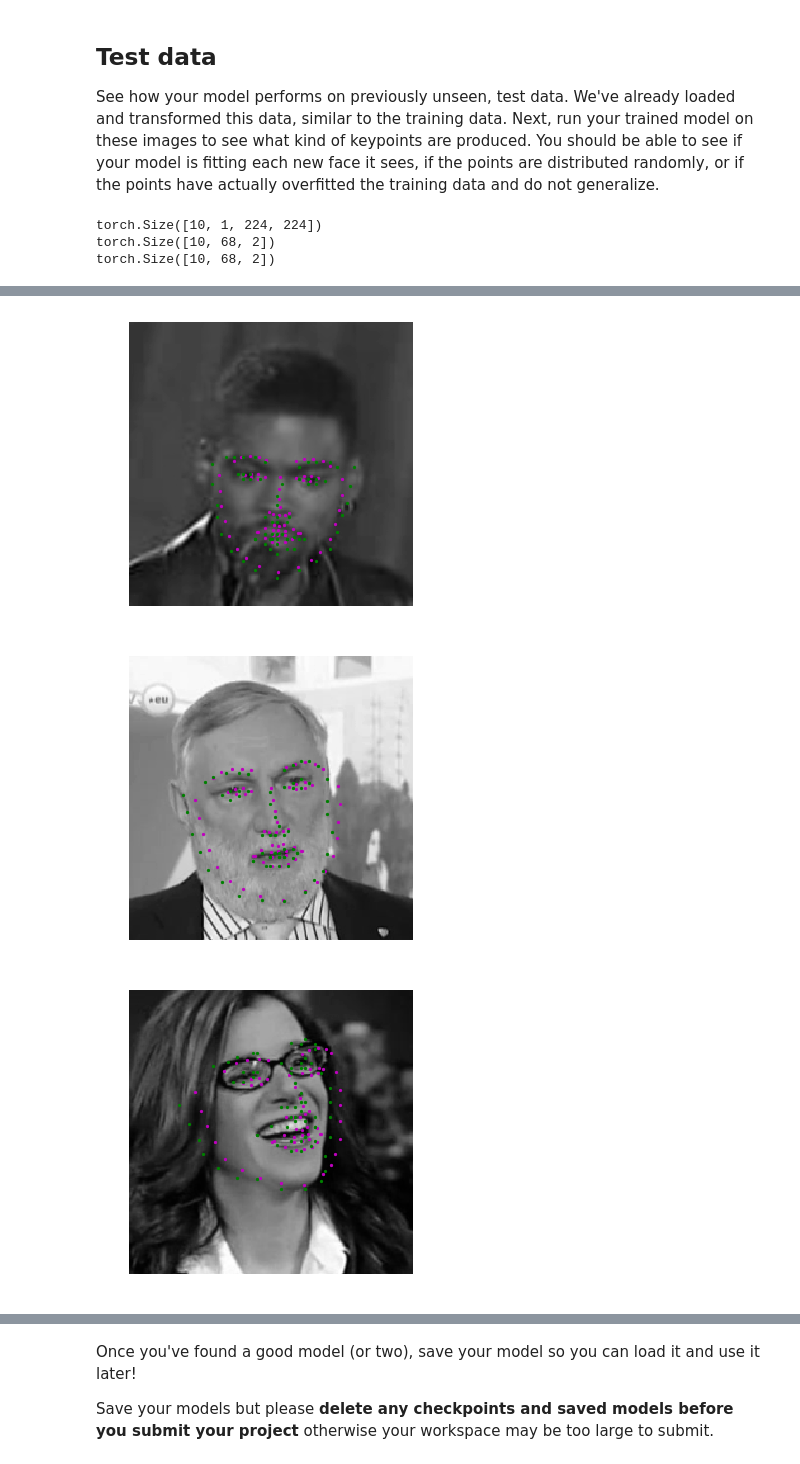
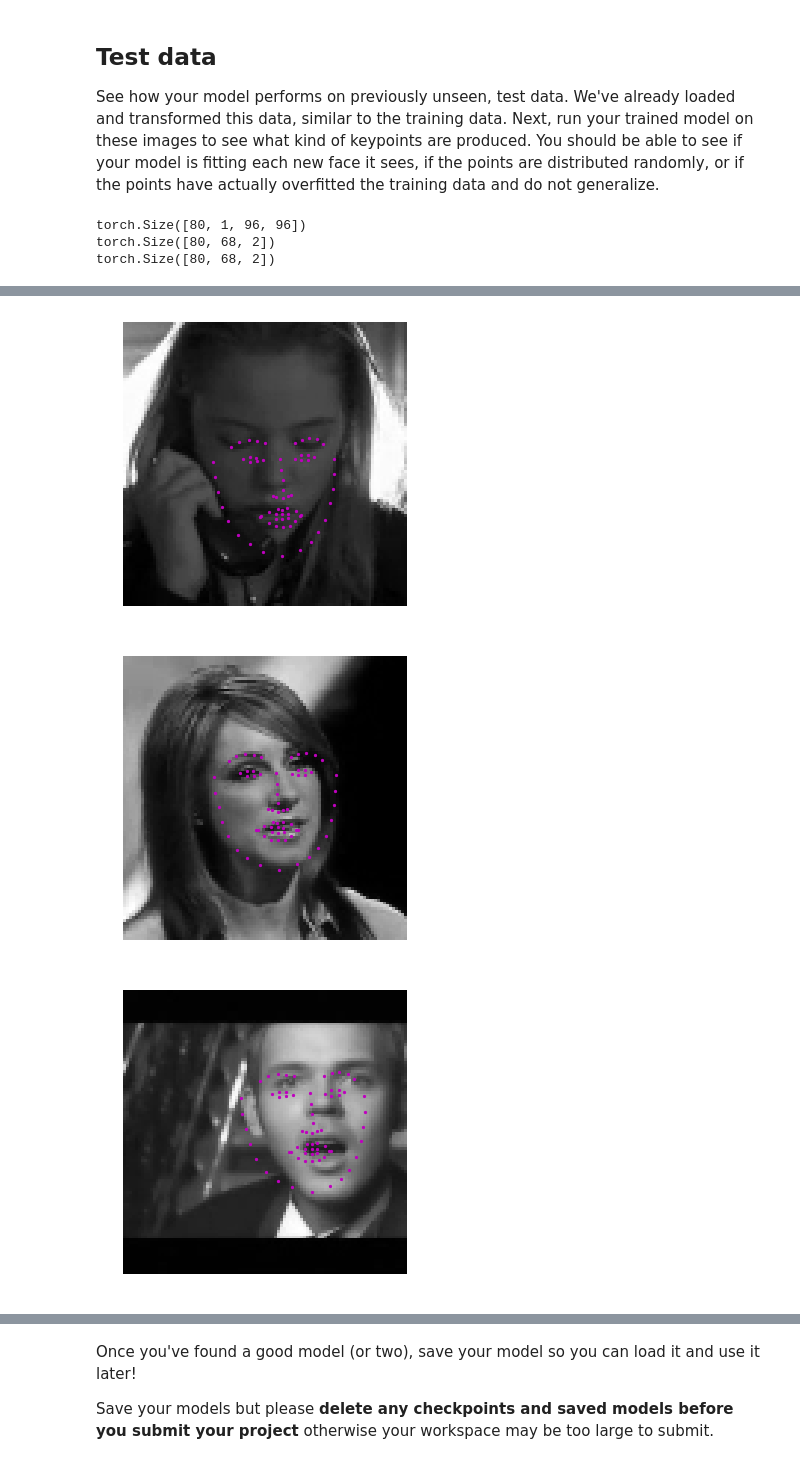
Before and after one commit to AlaaRoshdy/Facial_Keypoint_Detection, a Jupyter notebook: 2. Define the Network Architecture.ipynb, the cells around one changed output, grey strips where cells are left out. Drawn from its saved outputs; the diff is of its cells as text; code cells hidden in the pictures.

```diff
--- a/2. Define the Network Architecture.ipynb
+++ b/2. Define the Network Architecture.ipynb
@@ -163,8 +160,8 @@ from data_load import Rescale, RandomCrop, Normalize, ToTensor
 
 ## TODO: define the data_transform using transforms.Compose([all tx's, . , .])
 # order matters! i.e. rescaling should come before a smaller crop
-data_transform = composed = transforms.Compose([Rescale(250),
-                                                RandomCrop(224),
+data_transform = composed = transforms.Compose([Rescale(100),
+                                                RandomCrop(96),
                                                 Normalize(),
                                                 ToTensor()])
 
@@ -226,7 +224,7 @@ test_dataset = FacialKeypointsDataset(csv_file='/data/test_frames_keypoints.csv'
                                              transform=data_transform)
 # %%
 # load test data in batches
-batch_size = 10
+batch_size = 80
 
 test_loader = DataLoader(test_dataset,
                           batch_size=batch_size,
@@ -460,12 +458,12 @@ print(test_images.data.size())
 print(test_outputs.data.size())
 print(gt_pts.size())
 # %% [output]
-torch.Size([10, 1, 224, 224])
-torch.Size([10, 68, 2])
-torch.Size([10, 68, 2])
+torch.Size([80, 1, 96, 96])
+torch.Size([80, 68, 2])
+torch.Size([80, 68, 2])
 # %%
 ## TODO: visualize your test output
 # you can use the same function as before, by un-commenting the line below:
-
-visualize_output(test_images, test_outputs, gt_pts)
+# Outpout from training the 96x96 px images
+visualize_output(test_images, test_outputs)
 # %% [output]
@@ -477,3 +475,3 @@ visualize_output(test_images, test_outputs, gt_pts)
-[figure, old version]
+[figure, new version]
-[figure, old version]
+[figure, new version]
-[figure, old version]
+[figure, new version]
```
Also changed, not shown: parts of 20 cells of this notebook, 3 other files.
